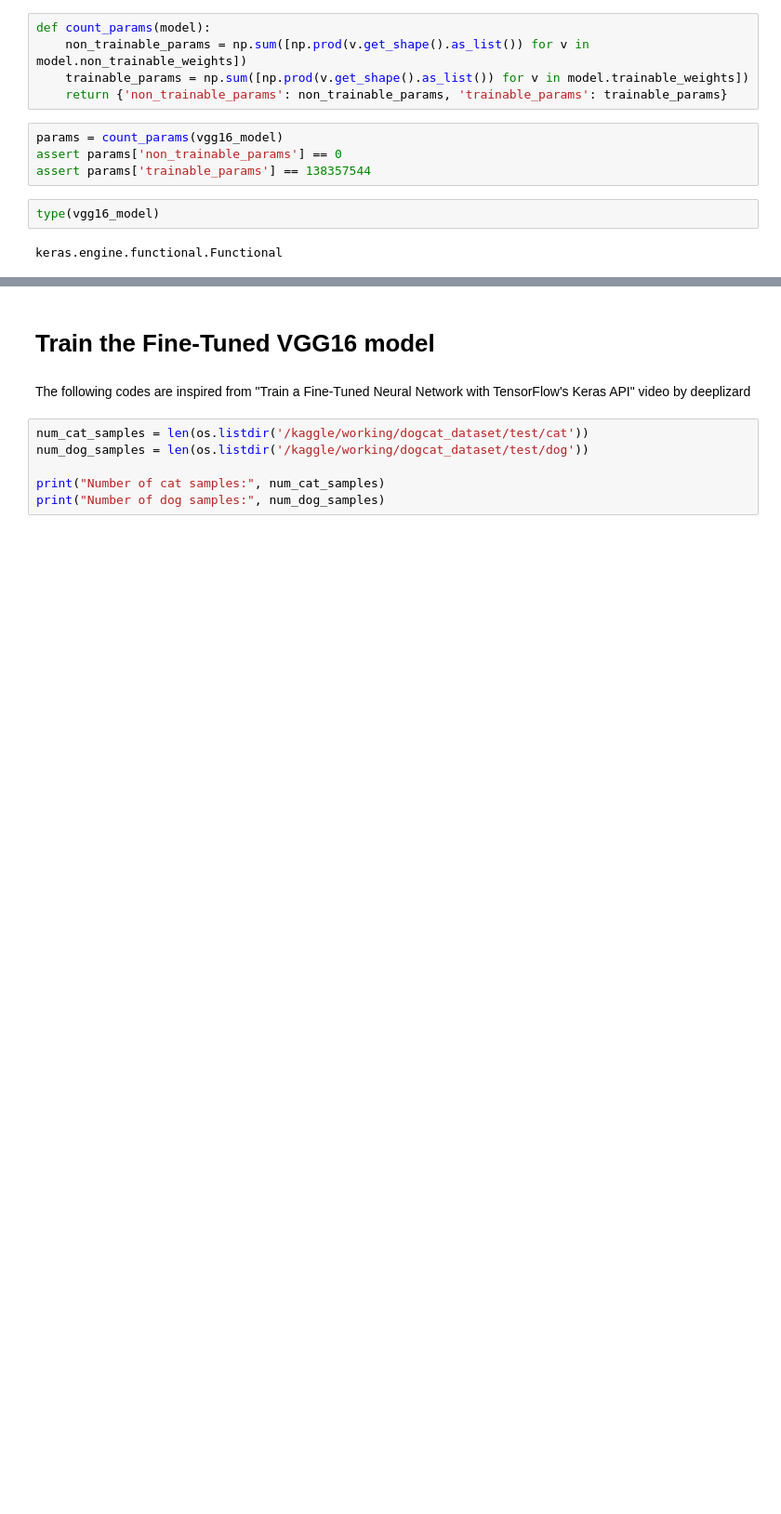
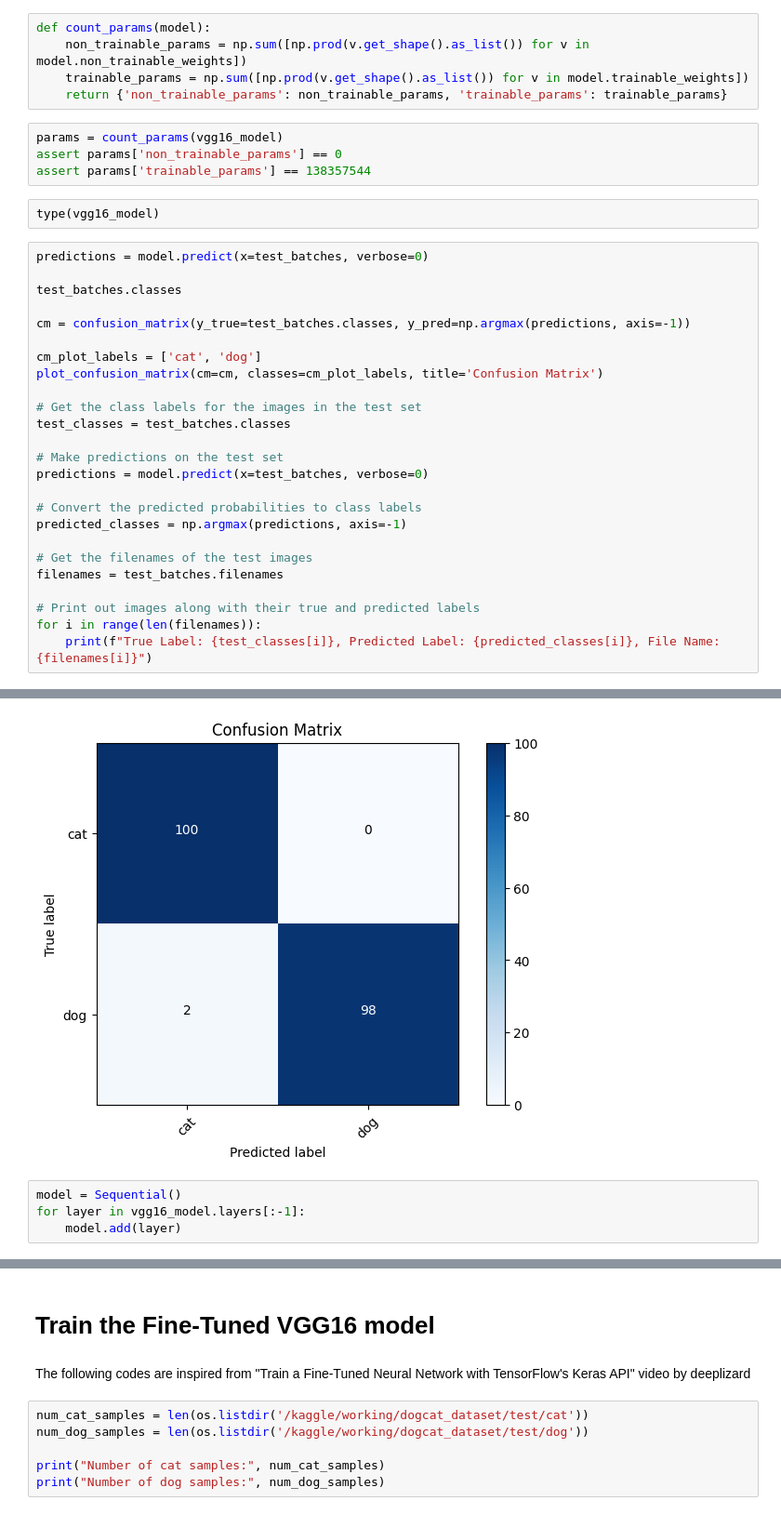
Before and after one commit to RamZein06/Kaggle-Test-NB-Repo, a Jupyter notebook: kaggle-nb-cnn-test.ipynb, the cells around one changed output, grey strips where cells are left out. Shown at 93% size. Cells and saved outputs as stored; diff of their text form; blank space fills up the shorter version.

```diff
--- a/kaggle-nb-cnn-test.ipynb
+++ b/kaggle-nb-cnn-test.ipynb
@@ -594,7 +521,31 @@ def count_params(model):
 params = count_params(vgg16_model)
 assert params['non_trainable_params'] == 0
 assert params['trainable_params'] == 138357544
-# %%
-type(vgg16_model)
-# %% [output]
-keras.engine.functional.Functional
+# %% [raw]
+type(vgg16_model)
+# %%
+predictions = model.predict(x=test_batches, verbose=0)
+
+test_batches.classes
+
+cm = confusion_matrix(y_true=test_batches.classes, y_pred=np.argmax(predictions, axis=-1))
+
+cm_plot_labels = ['cat', 'dog']
+plot_confusion_matrix(cm=cm, classes=cm_plot_labels, title='Confusion Matrix')
+
+# Get the class labels for the images in the test set
+test_classes = test_batches.classes
+
+# Make predictions on the test set
+predictions = model.predict(x=test_batches, verbose=0)
+
+# Convert the predicted probabilities to class labels
+predicted_classes = np.argmax(predictions, axis=-1)
+
+# Get the filenames of the test images
+filenames = test_batches.filenames
+
+# Print out images along with their true and predicted labels
+for i in range(len(filenames)):
+    print(f"True Label: {test_classes[i]}, Predicted Label: {predicted_classes[i]}, File Name: {filenames[i]}")
+# %% [output]
@@ -600,0 +569,5 @@ keras.engine.functional.Functional
+[figure, added]
+# %%
+model = Sequential()
+for layer in vgg16_model.layers[:-1]:
+    model.add(layer)
```
Also changed, not shown: parts of 32 cells of this notebook.
